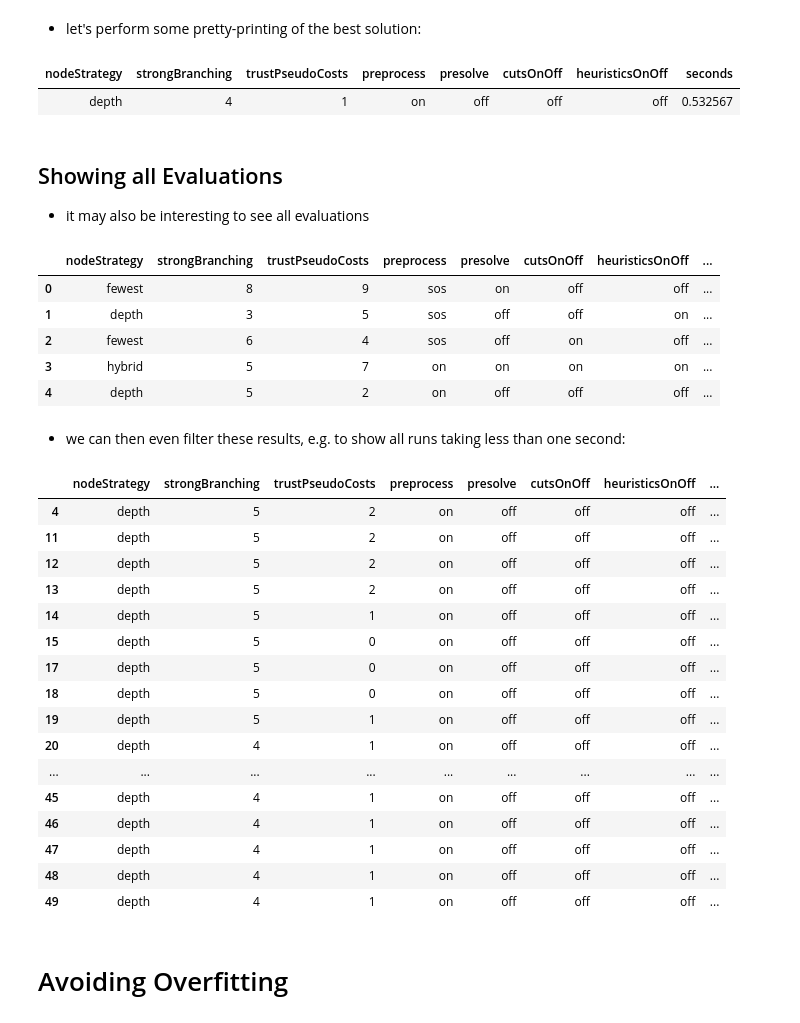
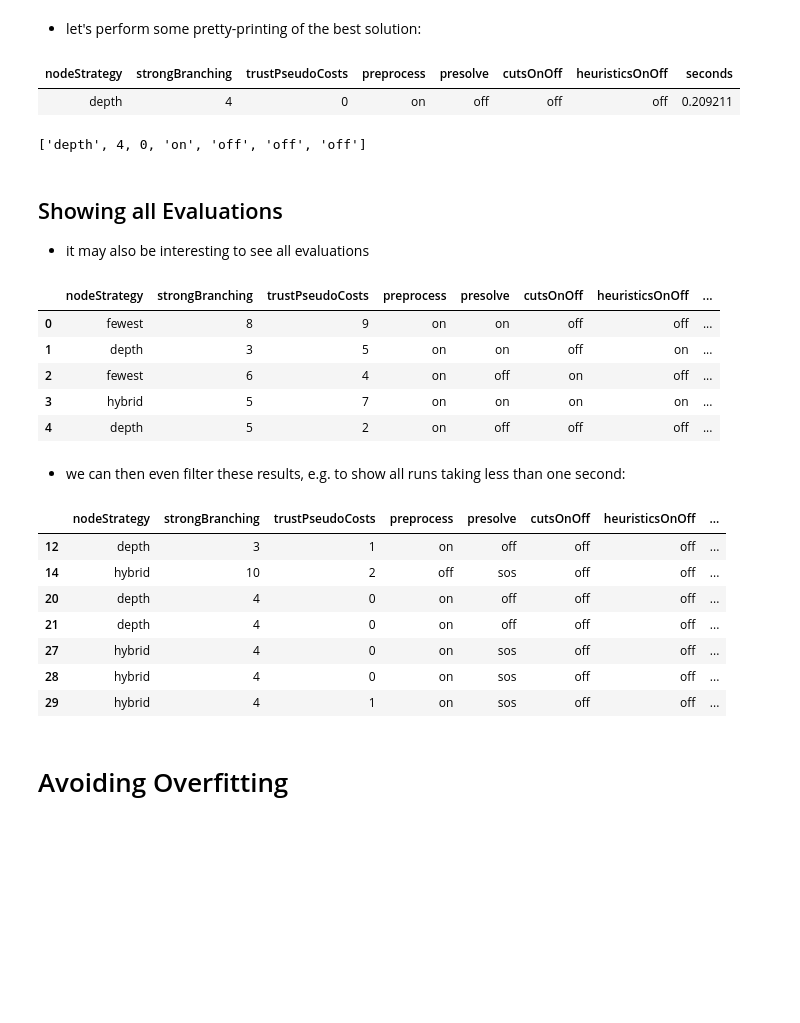
Before and after one commit to decision-analytics/cords2022, a Jupyter notebook: 08/08_Algorithm_Configuration.ipynb, the cells around one changed output. Saved outputs shown, nothing was run; the diff lists cells and outputs as text; code cells hidden in the pictures; blank space fills up the shorter version.

```diff
--- a/08/08_Algorithm_Configuration.ipynb
+++ b/08/08_Algorithm_Configuration.ipynb
@@ -600,8 +601,8 @@ from skopt.space import Space
 space  = [Categorical(['hybrid','fewest','depth'], name='nodeStrategy'),
           Integer(0,10,name='strongBranching'),
           Integer(0,10,name='trustPseudoCosts'),
-          Categorical(['on','off','sos'], name='preprocess'),
-          Categorical(['on','off'], name='presolve'),
+          Categorical(['on','off'], name='preprocess'),
+          Categorical(['on','off','sos'], name='presolve'),
           Categorical(['on','off'], name='cutsOnOff'),
           Categorical(['on','off'], name='heuristicsOnOff')]
 # %% [markdown]
@@ -733,9 +752,12 @@ def print_best_solution(result_object):
     display(HTML(df.to_html(index=False)))
 
 print_best_solution(results_single_instance)
+
+results_single_instance.x
 # %% [output]
 | nodeStrategy | strongBranching | trustPseudoCosts | preprocess | presolve | cutsOnOff | heuristicsOnOff | seconds |
-| depth | 4 | 1 | on | off | off | off | 0.532567 |
+| depth | 4 | 0 | on | off | off | off | 0.209211 |
+['depth', 4, 0, 'on', 'off', 'off', 'off']
 # %% [markdown]
 ## Showing all Evaluations
 
@@ -746,38 +768,28 @@ def all_evaluations_as_df(result_object):
     df.columns = Space(space).dimension_names
     df["time"]=(result_object.func_vals)
     return df
-
 df_evaluations = all_evaluations_as_df(results_single_instance)
 df_evaluations.head()
 # %% [output]
 |  | nodeStrategy | strongBranching | trustPseudoCosts | preprocess | presolve | cutsOnOff | heuristicsOnOff | ... |
-| 0 | fewest | 8 | 9 | sos | on | off | off | ... |
-| 1 | depth | 3 | 5 | sos | off | off | on | ... |
-| 2 | fewest | 6 | 4 | sos | off | on | off | ... |
+| 0 | fewest | 8 | 9 | on | on | off | off | ... |
+| 1 | depth | 3 | 5 | on | on | off | on | ... |
+| 2 | fewest | 6 | 4 | on | off | on | off | ... |
 | 3 | hybrid | 5 | 7 | on | on | on | on | ... |
 | 4 | depth | 5 | 2 | on | off | off | off | ... |
 # %% [markdown]
 - we can then even filter these results, e.g. to show all runs taking less than one second:
 # %%
-df_evaluations[df_evaluations["time"] <= 1]
+df_evaluations[df_evaluations["time"] <= 0.25]
 # %% [output]
 |  | nodeStrategy | strongBranching | trustPseudoCosts | preprocess | presolve | cutsOnOff | heuristicsOnOff | ... |
-| 4 | depth | 5 | 2 | on | off | off | off | ... |
-| 11 | depth | 5 | 2 | on | off | off | off | ... |
-| 12 | depth | 5 | 2 | on | off | off | off | ... |
-| 13 | depth | 5 | 2 | on | off | off | off | ... |
-| 14 | depth | 5 | 1 | on | off | off | off | ... |
-| 15 | depth | 5 | 0 | on | off | off | off | ... |
-| 17 | depth | 5 | 0 | on | off | off | off | ... |
-| 18 | depth | 5 | 0 | on | off | off | off | ... |
-| 19 | depth | 5 | 1 | on | off | off | off | ... |
-| 20 | depth | 4 | 1 | on | off | off | off | ... |
-| ... | ... | ... | ... | ... | ... | ... | ... | ... |
-| 45 | depth | 4 | 1 | on | off | off | off | ... |
-| 46 | depth | 4 | 1 | on | off | off | off | ... |
-| 47 | depth | 4 | 1 | on | off | off | off | ... |
-| 48 | depth | 4 | 1 | on | off | off | off | ... |
-| 49 | depth | 4 | 1 | on | off | off | off | ... |
+| 12 | depth | 3 | 1 | on | off | off | off | ... |
+| 14 | hybrid | 10 | 2 | off | sos | off | off | ... |
+| 20 | depth | 4 | 0 | on | off | off | off | ... |
+| 21 | depth | 4 | 0 | on | off | off | off | ... |
+| 27 | hybrid | 4 | 0 | on | sos | off | off | ... |
+| 28 | hybrid | 4 | 0 | on | sos | off | off | ... |
+| 29 | hybrid | 4 | 1 | on | sos | off | off | ... |
 # %% [markdown]
 # Avoiding Overfitting
 # %% [markdown]
```
Also changed, not shown: parts of 24 cells of this notebook.
